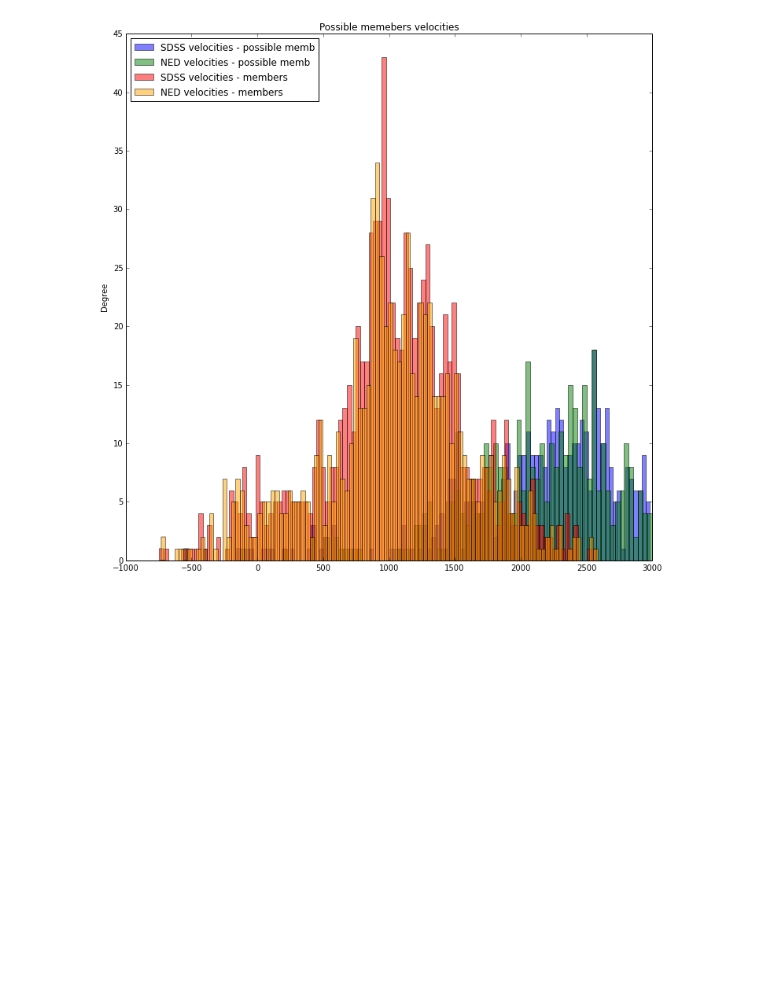
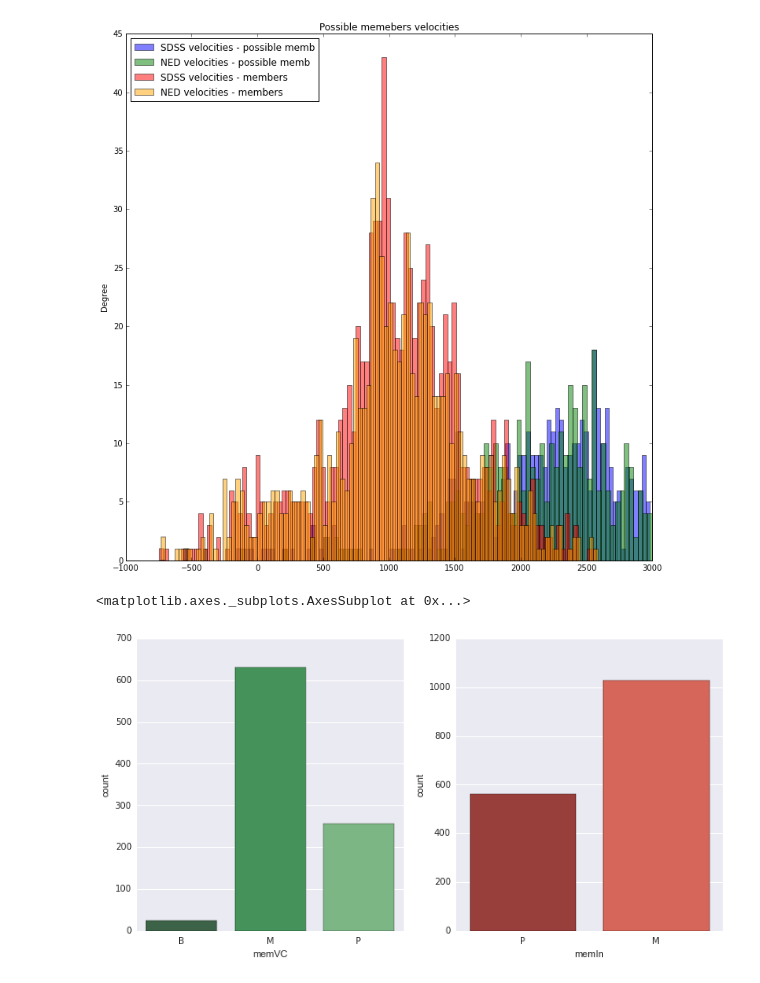
Before and after one commit to ondrejiayc/PH366_final_project, a Jupyter notebook: virgo_deprojection.ipynb, the cells around one changed output. Drawn from its saved outputs; the diff is of its cells as text; code cells hidden in the pictures; blank space fills up the shorter version.

Commit message:
Some experimentation with bar plots

```diff
--- a/virgo_deprojection.ipynb
+++ b/virgo_deprojection.ipynb
@@ -193,3 +200,14 @@ plt.legend(loc = "upper left")
 plt.show()
 # %% [output]
 [figure]
+# %%
+import seaborn as sns
+
+f=plt.figure(figsize=(12,6))
+plt.subplot(1,2,1)
+sns.countplot(x=data['memVC'],palette='Greens_d')
+plt.subplot(1,2,2)
+sns.countplot(x=data['memIn'],palette='Reds_d')
+# %% [output]
+<matplotlib.axes._subplots.AxesSubplot at 0x...>
+[figure, added]
```
Also changed, not shown: parts of 7 cells of this notebook.
